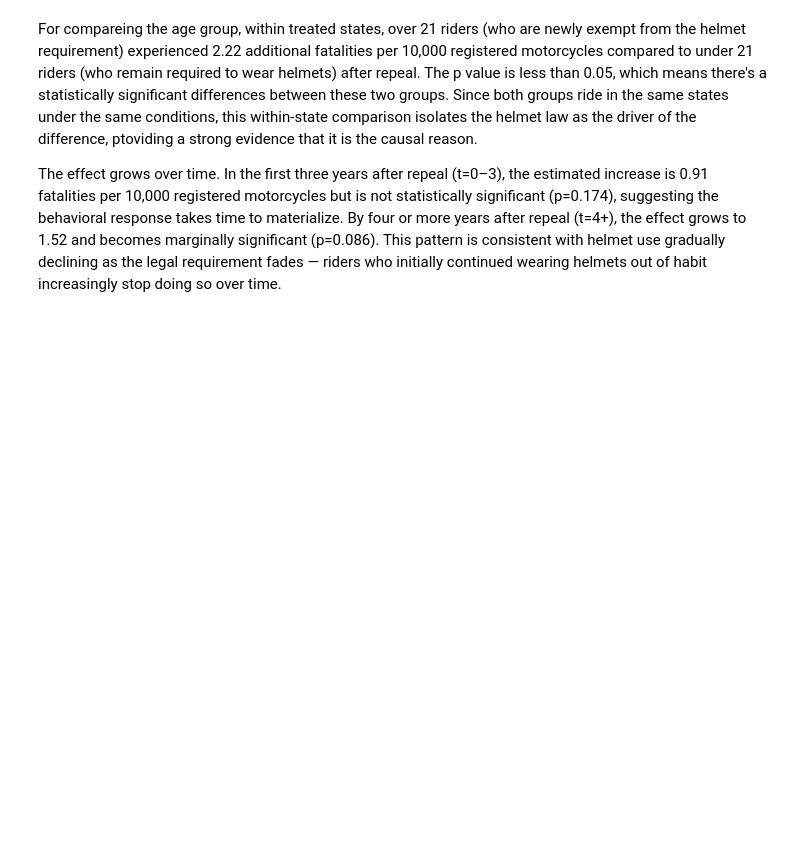
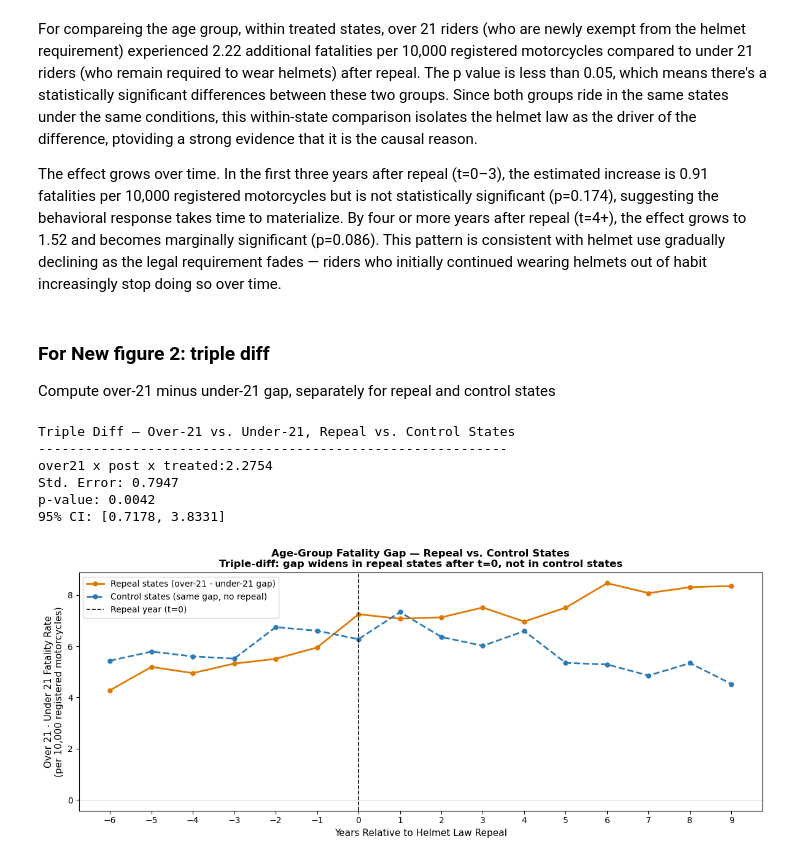
Before and after one commit to Vihaan8/causal_inference_motorcycle_laws, a Jupyter notebook: models/did.ipynb, the cells around one changed output. Cells and saved outputs as stored; diff of their text form; code cells hidden in the pictures; blank space fills up the shorter version.

```diff
--- a/models/did.ipynb
+++ b/models/did.ipynb
@@ -771,3 +821,6 @@ tbl3
 For compareing the age group, within treated states, over 21 riders (who are newly exempt from the helmet requirement) experienced 2.22 additional fatalities per 10,000 registered motorcycles compared to under 21 riders (who remain required to wear helmets) after repeal. The p value is less than 0.05, which means there's a statistically significant differences between these two groups. Since both groups ride in the same states under the same conditions, this within-state comparison isolates the helmet law as the driver of the difference, ptoviding a strong evidence that it is the causal reason.
 
 The effect grows over time. In the first three years after repeal (t=0–3), the estimated increase is 0.91 fatalities per 10,000 registered motorcycles but is not statistically significant (p=0.174), suggesting the behavioral response takes time to materialize. By four or more years after repeal (t=4+), the effect grows to 1.52 and becomes marginally significant (p=0.086). This pattern is consistent with helmet use gradually declining as the legal requirement fades — riders who initially continued wearing helmets out of habit increasingly stop doing so over time.
+# %% [markdown]
+### For New figure 2: triple diff
+Compute over-21 minus under-21 gap, separately for repeal and control states
@@ -773,0 +848,62 @@ The effect grows over time. In the first three years after repeal (t=0–3), the
+# %%
+# triple diff regression: interaction of over21 x post x treated
+model_triple = smf.ols(
+    "fatality_rate ~ over21:post:treated + C(state) + C(year) + C(over21) + C(treated)",
+    data=df_age).fit(cov_type="cluster", cov_kwds={"groups": df_age["state"]})
+
+c = model_triple.params["over21:post:treated"]
+se = model_triple.bse["over21:post:treated"]
+p = model_triple.pvalues["over21:post:treated"]
+ci = model_triple.conf_int().loc["over21:post:treated"]
+
+print("Triple Diff — Over-21 vs. Under-21, Repeal vs. Control States")
+print("-" * 60)
+print(f"over21 x post x treated:{c:.4f}")
+print(f"Std. Error: {se:.4f}")
+print(f"p-value: {p:.4f}")
+print(f"95% CI: [{ci[0]:.4f}, {ci[1]:.4f}]")
+# %% [output]
+Triple Diff — Over-21 vs. Under-21, Repeal vs. Control States
+------------------------------------------------------------
+over21 x post x treated:2.2754
+Std. Error: 0.7947
+p-value: 0.0042
+95% CI: [0.7178, 3.8331]
+# %%
+# New figure 2: age-group trends in control vs. repeal states
+gap_df = (df_age[df_age["event_time"].between(ET_MIN, ET_MAX)].pivot_table(
+            index=["state", "event_time", "treated"],
+            columns="age_group",
+            values="fatality_rate").reset_index())
+
+gap_df["age_gap"] = gap_df["rate_over21"] - gap_df["rate_under21"]
+avg_gap = (gap_df.groupby(["event_time", "treated"])["age_gap"].mean().reset_index())
+
+# plot
+fig, ax = plt.subplots(figsize=(12, 5))
+
+for treated_val, label, color, ls in [
+    (1, "Repeal states (over-21 - under-21 gap)", "#E07800", "-"),
+    (0, "Control states (same gap, no repeal)",       "#2C7BB6", "--"),
+]:
+    sub = avg_gap[avg_gap["treated"] == treated_val]
+    ax.plot(sub["event_time"], sub["age_gap"],
+            color=color, linestyle=ls, linewidth=2,
+            marker="o", markersize=5, label=label)
+
+ax.axvline(0, color="black", linestyle="--", linewidth=1.2, label="Repeal year (t=0)")
+ax.axhline(0, color="gray",  linestyle="-",  linewidth=0.6, alpha=0.5)
+
+ax.set_xlabel("Years Relative to Helmet Law Repeal", fontsize=11)
+ax.set_ylabel("Over 21 - Under 21 Fatality Rate\n(per 10,000 registered motorcycles)", fontsize=11)
+ax.set_title(
+    "Age-Group Fatality Gap — Repeal vs. Control States\n"
+    "Triple-diff: gap widens in repeal states after t=0, not in control states",
+    fontweight="bold", fontsize=12,
+)
+ax.set_xticks(range(ET_MIN, ET_MAX + 1))
+ax.legend(fontsize=10)
+plt.tight_layout()
+plt.show()
+# %% [output]
+[figure, added]
```
Also changed, not shown: parts of 14 cells of this notebook.
